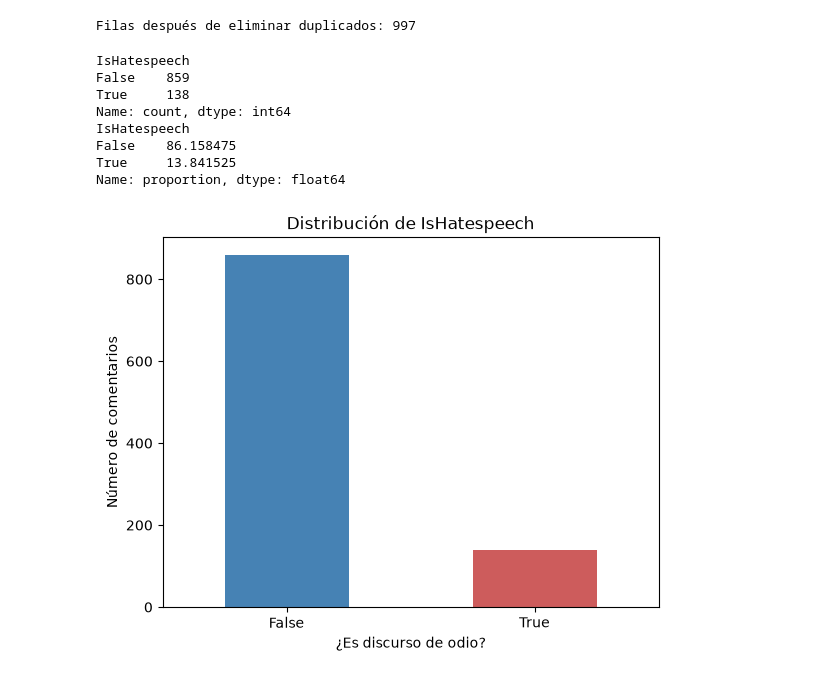
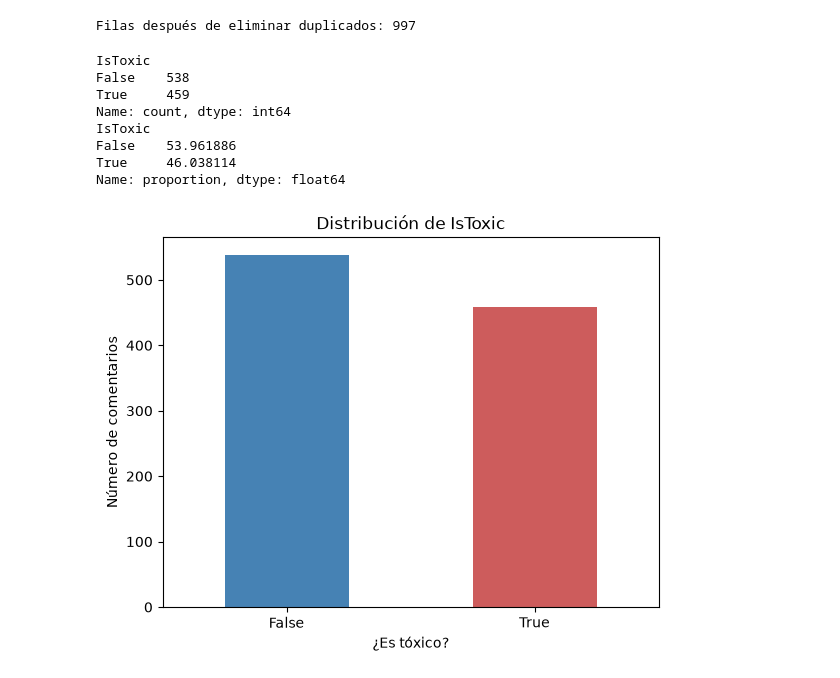
Before and after one commit to Bootcamp-IA-MAD-P7/Proyecto9-NLP-Deteccion-Discurso-Odio-Gisella, a Jupyter notebook: notebooks/01_exploracion_dataset.ipynb, the cells around one changed output. Drawn from its saved outputs; the diff is of its cells as text; code cells hidden in the pictures.

Commit message:
Update EDA notebook to reflect IsToxic as target variable

```diff
--- a/notebooks/01_exploracion_dataset.ipynb
+++ b/notebooks/01_exploracion_dataset.ipynb
@@ -26,22 +28,20 @@ Filas después de eliminar duplicados: 997
 # %%
-import matplotlib.pyplot as plt
+print(df['IsToxic'].value_counts())
+print(df['IsToxic'].value_counts(normalize=True) * 100)
 
-print(df['IsHatespeech'].value_counts())
-print(df['IsHatespeech'].value_counts(normalize=True) * 100)
-
-df['IsHatespeech'].value_counts().plot(kind='bar', color=['steelblue', 'indianred'])
-plt.title('Distribución de IsHatespeech')
-plt.xlabel('¿Es discurso de odio?')
+df['IsToxic'].value_counts().plot(kind='bar', color=['steelblue', 'indianred'])
+plt.title('Distribución de IsToxic')
+plt.xlabel('¿Es tóxico?')
 plt.ylabel('Número de comentarios')
 plt.xticks(rotation=0)
 plt.show()
 # %% [output]
-IsHatespeech
-False    859
-True     138
+IsToxic
+False    538
+True     459
 Name: count, dtype: int64
-IsHatespeech
-False    86.158475
-True     13.841525
+IsToxic
+False    53.961886
+True     46.038114
 Name: proportion, dtype: float64
-[figure, old version]
+[figure, new version]
```
Also changed, not shown: parts of 7 cells of this notebook.
